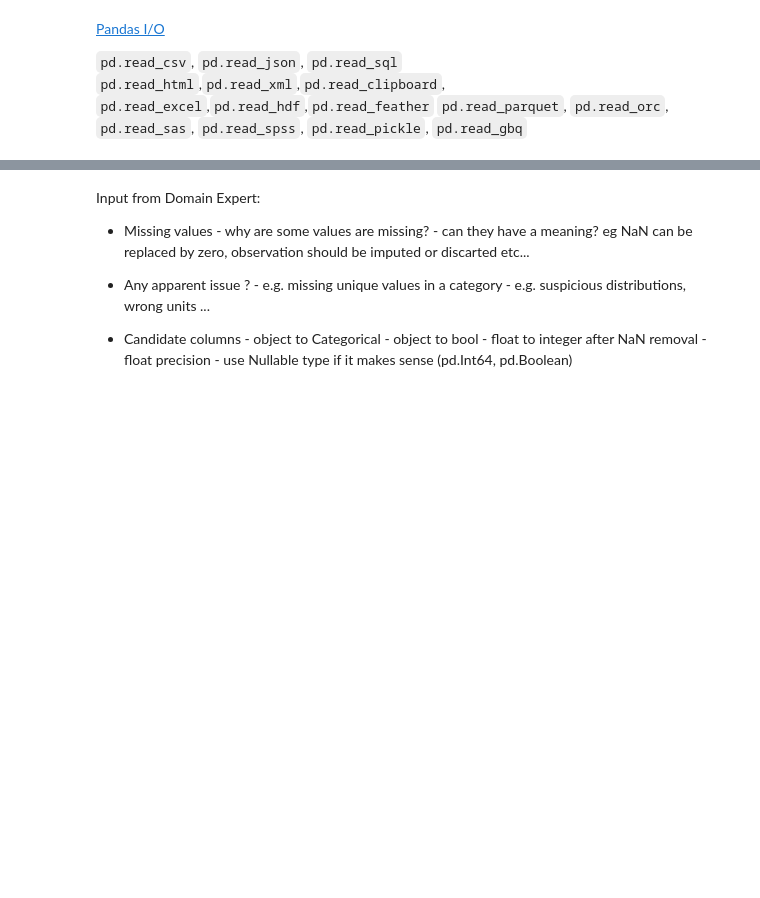
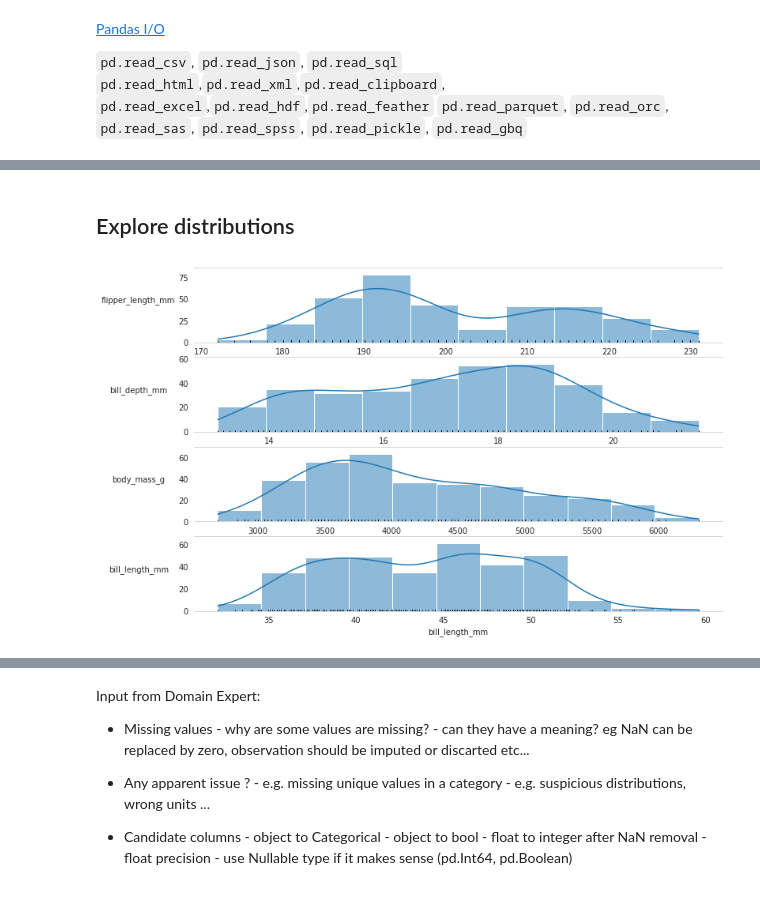
Before and after one commit to alexisgourdol/eda, a Jupyter notebook: EDA_template.ipynb, the cells around one changed output, grey strips where cells are left out. Drawn from its saved outputs; the diff is of its cells as text; code cells hidden in the pictures; blank space fills up the shorter version.

```diff
--- a/EDA_template.ipynb
+++ b/EDA_template.ipynb
@@ -84,0 +94,25 @@ eda_df
+# %% [markdown]
+## Explore distributions
+# %%
+def hist_num_cols(df):
+    num_cols = {col for col in df.select_dtypes(include="number")}
+
+    custom_params = {
+        "axes.spines.left": False,
+        "axes.spines.right": False,
+        "axes.spines.bottom": True,
+        "axes.spines.top": True,
+        "axes.grid": False,
+    }
+    with sns.axes_style("whitegrid", rc=custom_params):
+
+        fig, axs = plt.subplots(nrows=len(num_cols), ncols=1, figsize=(12, 8))
+
+        for idx, col in enumerate(num_cols):
+            sns.histplot(x=df[col], data=df, ax=axs[idx], kde=True)
+            sns.rugplot(x=df[col], data=df, ax=axs[idx], c="black")
+            axs[idx].set_ylabel(col, rotation=0, labelpad=50)
+
+hist_num_cols(df)
+# %% [output]
+[figure, added]
```
Also changed, not shown: parts of 18 cells of this notebook, 3 other files.
